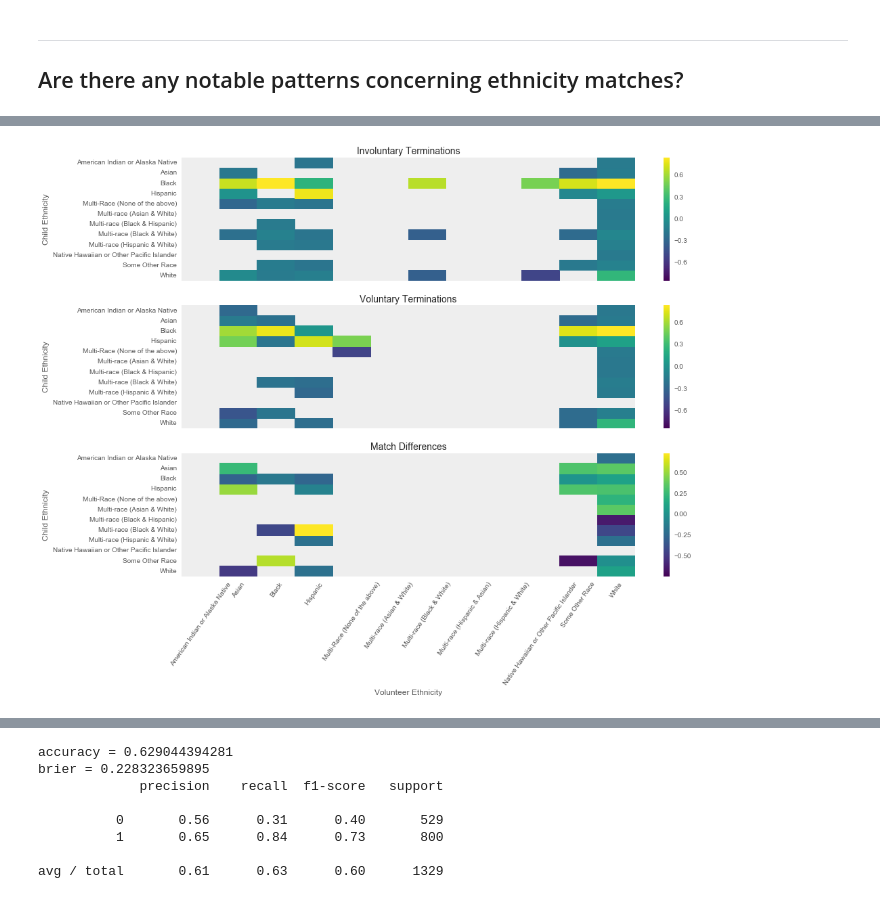
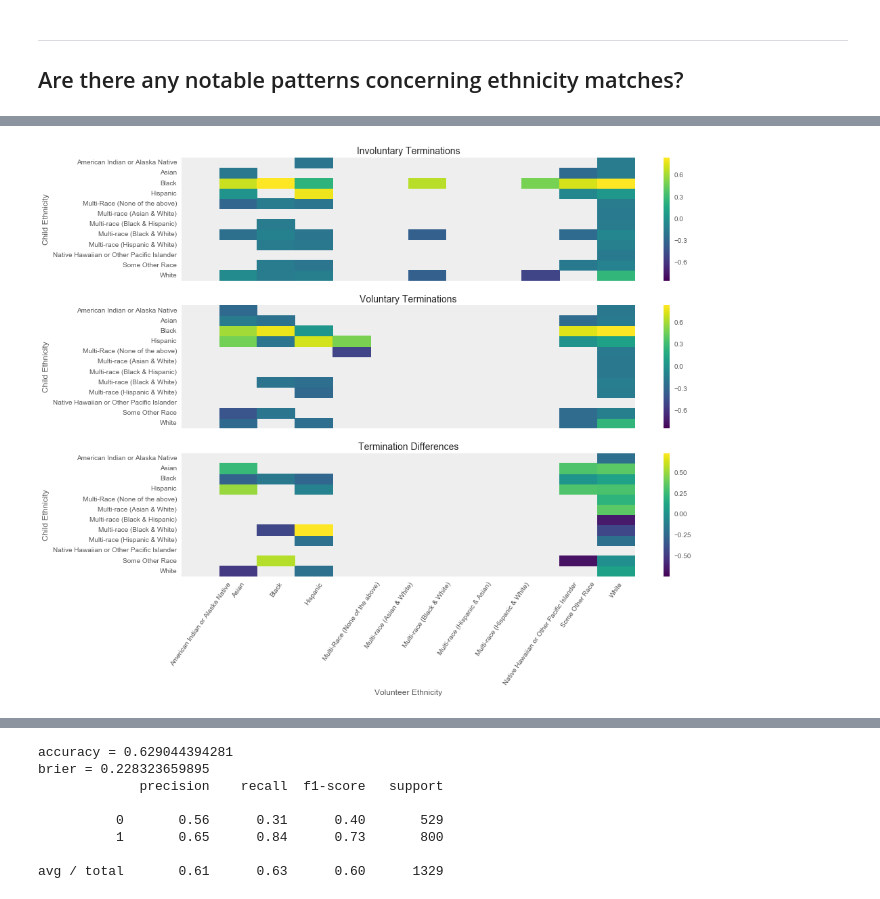
Before and after one commit to The-Real-PDF/data-viz-hackathon, a Jupyter notebook: data-viz-hackathon.ipynb, the cells around one changed output, grey strips where cells are left out. Cells and saved outputs as stored; diff of their text form; code cells hidden in the pictures.

```diff
--- a/data-viz-hackathon.ipynb
+++ b/data-viz-hackathon.ipynb
@@ -581,35 +582,35 @@ temp = (temp - temp.mean()) / (temp.max() - temp.min())
 #temp = (temp - temp.mean().mean()) / (temp.max().max() - temp.min().min())
 
 # plot
 plt.rcParams['figure.figsize'] = (15.0, 3.0)
 ax = sns.heatmap(temp, cmap='viridis', ax=ax2,  fmt='g') # linewidths=.5, linecolor='black'
 ax.set_xlabel('')
 ax.set_ylabel('Child Ethnicity')
 ax.set_xticklabels([], rotation=0)
 #plt.title('Voluntary Match Average Duration')
 ax2.set_title('Voluntary Terminations', fontsize=14)
 plt.yticks(rotation=360)
 plt.xticks(rotation=45)
 
 ###############################################################################
 
 # calcultae difference
 temp = t2 / (t1 + t2)
 temp = (temp - temp.mean()) / (temp.max() - temp.min())
 #temp = (temp - temp.mean().mean()) / (temp.max().max() - temp.min().min())
 
 # plot
 plt.rcParams['figure.figsize'] = (15.0, 3.0)
 ax = sns.heatmap(temp, cmap='viridis', ax=ax3,  fmt='g') # linewidths=.5, linecolor='black'
 ax.set_xlabel('Volunteer Ethnicity')
 ax.set_ylabel('Child Ethnicity')
 #plt.title('Match Average Duration Difference')
-ax3.set_title('Match Differences', fontsize=14)
+ax3.set_title('Termination Differences', fontsize=14)
 plt.yticks(rotation=360)
 plt.xticks(rotation=55)
 plt.show()
 # %% [output]
-[figure, old version]
+[figure, new version]
 # %%
 # drop column
 df = df.drop('MatchClosureTypeDesc',axis=1)
```
Also changed, not shown: parts of 20 cells of this notebook, 1 other file.
